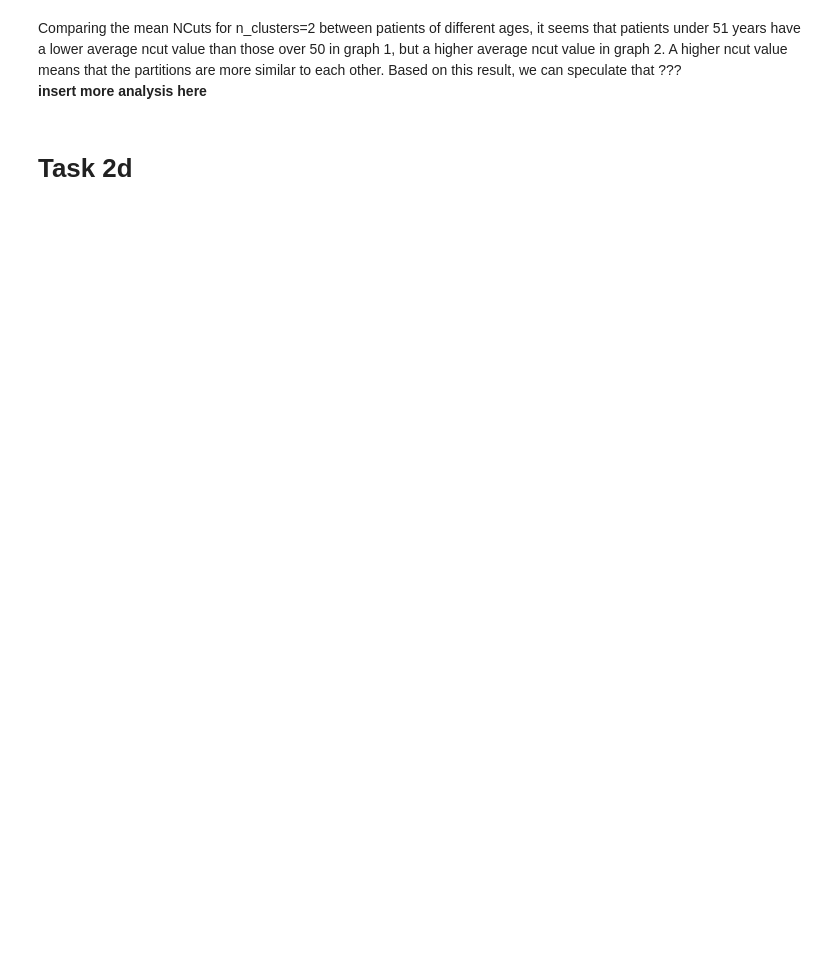
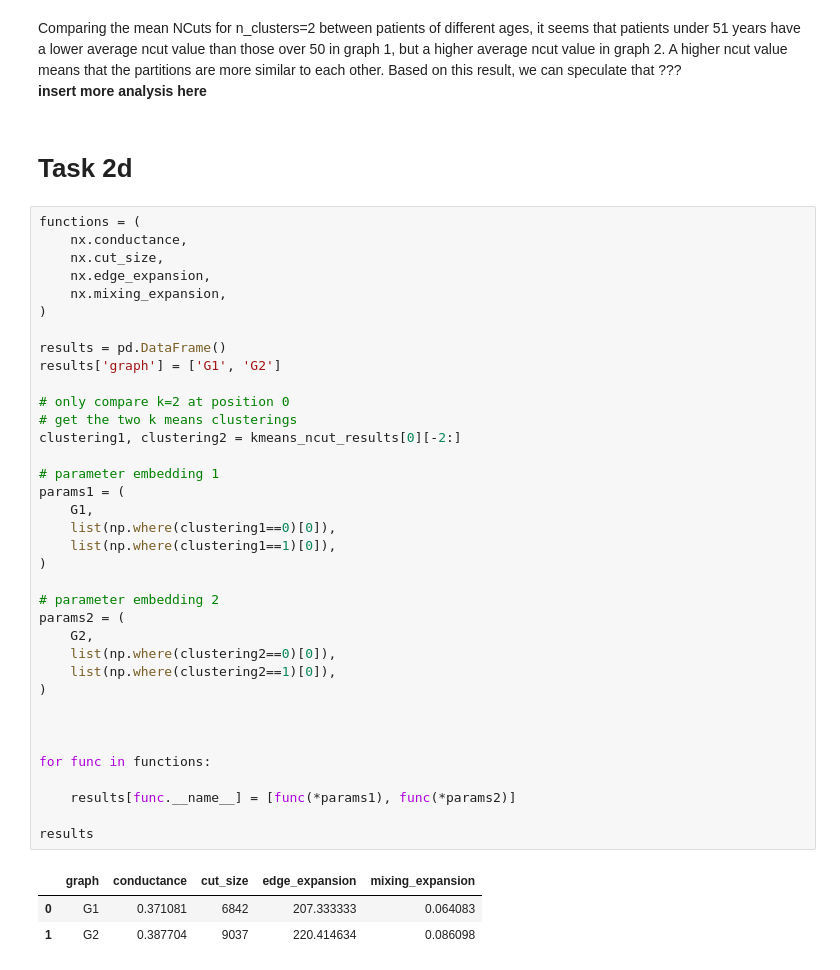
Before and after one commit to mozzafiato/DataMiningAssignment, a Jupyter notebook: Task2/task_2c_2d.ipynb, the cells around one changed output. Saved outputs shown, nothing was run; the diff lists cells and outputs as text; blank space fills up the shorter version.

```diff
--- a/Task2/task_2c_2d.ipynb
+++ b/Task2/task_2c_2d.ipynb
@@ -275,3 +376,43 @@ Comparing the mean NCuts for n_clusters=2 between patients of different ages, it
 **insert more analysis here**
 # %% [markdown]
 # Task 2d
+# %%
+functions = (
+    nx.conductance,
+    nx.cut_size,
+    nx.edge_expansion,
+    nx.mixing_expansion,
+)
+
+results = pd.DataFrame()
+results['graph'] = ['G1', 'G2']
+
+# only compare k=2 at position 0
+# get the two k means clusterings
+clustering1, clustering2 = kmeans_ncut_results[0][-2:]
+
+# parameter embedding 1
+params1 = (
+    G1,
+    list(np.where(clustering1==0)[0]),
+    list(np.where(clustering1==1)[0]),
+)
+
+# parameter embedding 2
+params2 = (
+    G2,
+    list(np.where(clustering2==0)[0]),
+    list(np.where(clustering2==1)[0]),
+)
+
+
+
+for func in functions:
+
+    results[func.__name__] = [func(*params1), func(*params2)]
+
+results
+# %% [output]
+|  | graph | conductance | cut_size | edge_expansion | mixing_expansion |
+| 0 | G1 | 0.371081 | 6842 | 207.333333 | 0.064083 |
+| 1 | G2 | 0.387704 | 9037 | 220.414634 | 0.086098 |
```
Also changed, not shown: parts of 11 cells of this notebook, 1 other file.
